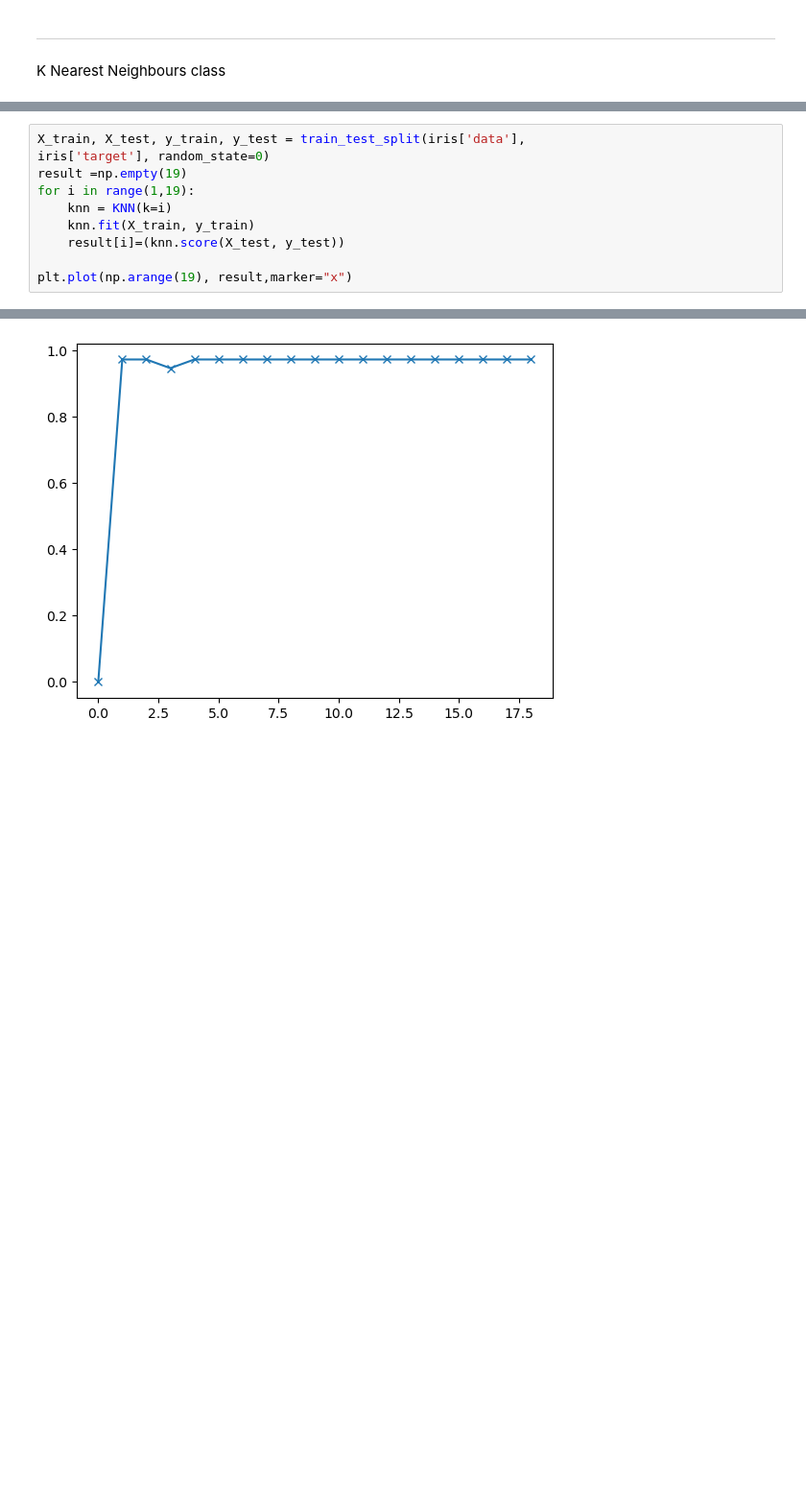
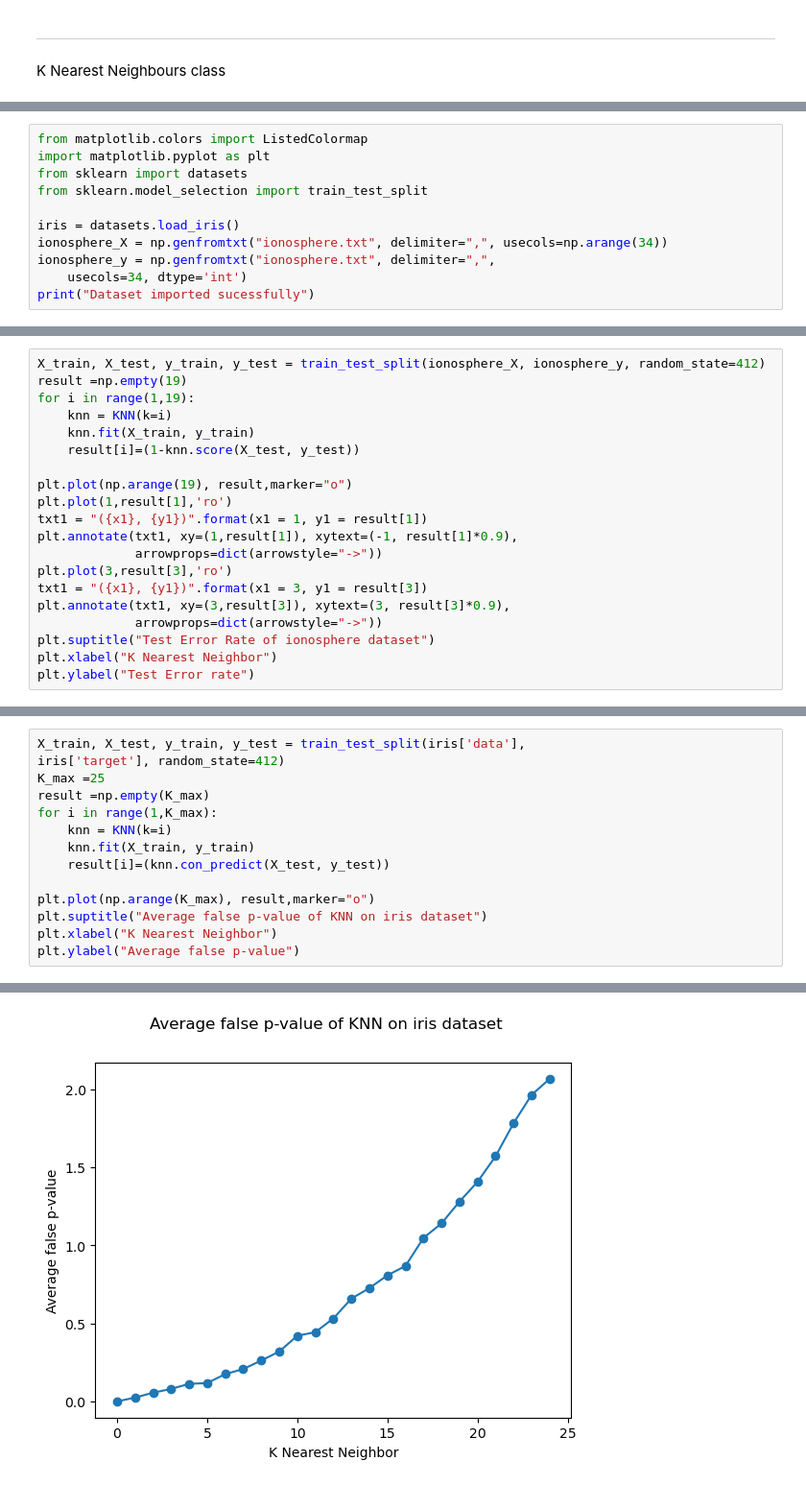
Before and after one commit to DDnerd001/cs3920, a Jupyter notebook: cs3920Assignment1.ipynb, the cells around one changed output, grey strips where cells are left out. Shown at 96% size. Saved outputs shown, nothing was run; the diff lists cells and outputs as text; blank space fills up the shorter version.

```diff
--- a/cs3920Assignment1.ipynb
+++ b/cs3920Assignment1.ipynb
@@ -198,0 +226,11 @@ Run time of test:  0.015620231628417969
+# %%
+from matplotlib.colors import ListedColormap
+import matplotlib.pyplot as plt
+from sklearn import datasets
+from sklearn.model_selection import train_test_split
+
+iris = datasets.load_iris()
+ionosphere_X = np.genfromtxt("ionosphere.txt", delimiter=",", usecols=np.arange(34))
+ionosphere_y = np.genfromtxt("ionosphere.txt", delimiter=",",
+    usecols=34, dtype='int')
+print("Dataset imported sucessfully")
@@ -198,0 +269,20 @@ Run time of test:  0.015620231628417969
+# %%
+X_train, X_test, y_train, y_test = train_test_split(ionosphere_X, ionosphere_y, random_state=412)
+result =np.empty(19)
+for i in range(1,19):
+    knn = KNN(k=i)
+    knn.fit(X_train, y_train)
+    result[i]=(1-knn.score(X_test, y_test))
+
+plt.plot(np.arange(19), result,marker="o")
+plt.plot(1,result[1],'ro')
+txt1 = "({x1}, {y1})".format(x1 = 1, y1 = result[1])
+plt.annotate(txt1, xy=(1,result[1]), xytext=(-1, result[1]*0.9),
+             arrowprops=dict(arrowstyle="->"))
+plt.plot(3,result[3],'ro')
+txt1 = "({x1}, {y1})".format(x1 = 3, y1 = result[3])
+plt.annotate(txt1, xy=(3,result[3]), xytext=(3, result[3]*0.9),
+             arrowprops=dict(arrowstyle="->"))
+plt.suptitle("Test Error Rate of ionosphere dataset")
+plt.xlabel("K Nearest Neighbor")
+plt.ylabel("Test Error rate")
@@ -199,11 +295,15 @@ Run time of test:  0.015620231628417969
 # %%
 X_train, X_test, y_train, y_test = train_test_split(iris['data'],
-iris['target'], random_state=0)
-result =np.empty(19)
-for i in range(1,19):
+iris['target'], random_state=412)
+K_max =25
+result =np.empty(K_max)
+for i in range(1,K_max):
     knn = KNN(k=i)
     knn.fit(X_train, y_train)
-    result[i]=(knn.score(X_test, y_test))
+    result[i]=(knn.con_predict(X_test, y_test))
 
-plt.plot(np.arange(19), result,marker="x")
+plt.plot(np.arange(K_max), result,marker="o")
+plt.suptitle("Average false p-value of KNN on iris dataset")
+plt.xlabel("K Nearest Neighbor")
+plt.ylabel("Average false p-value")
 # %% [output]
@@ -211 +311 @@ plt.plot(np.arange(19), result,marker="x")
-[figure, old version]
+[figure, new version]
```
Also changed, not shown: parts of 16 cells of this notebook, 1 other file.
